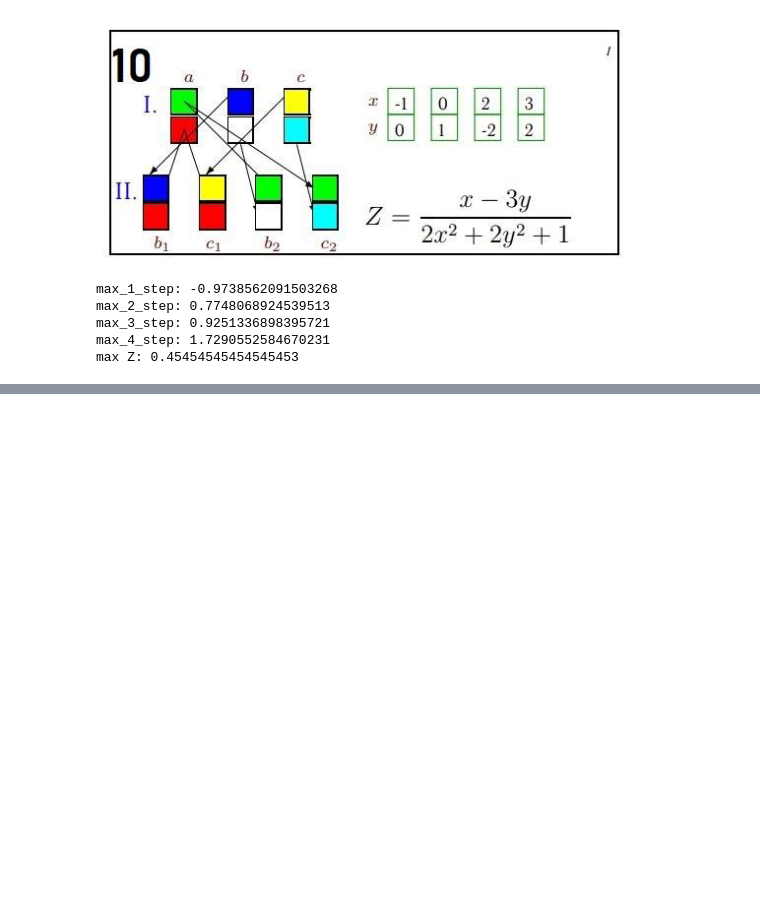
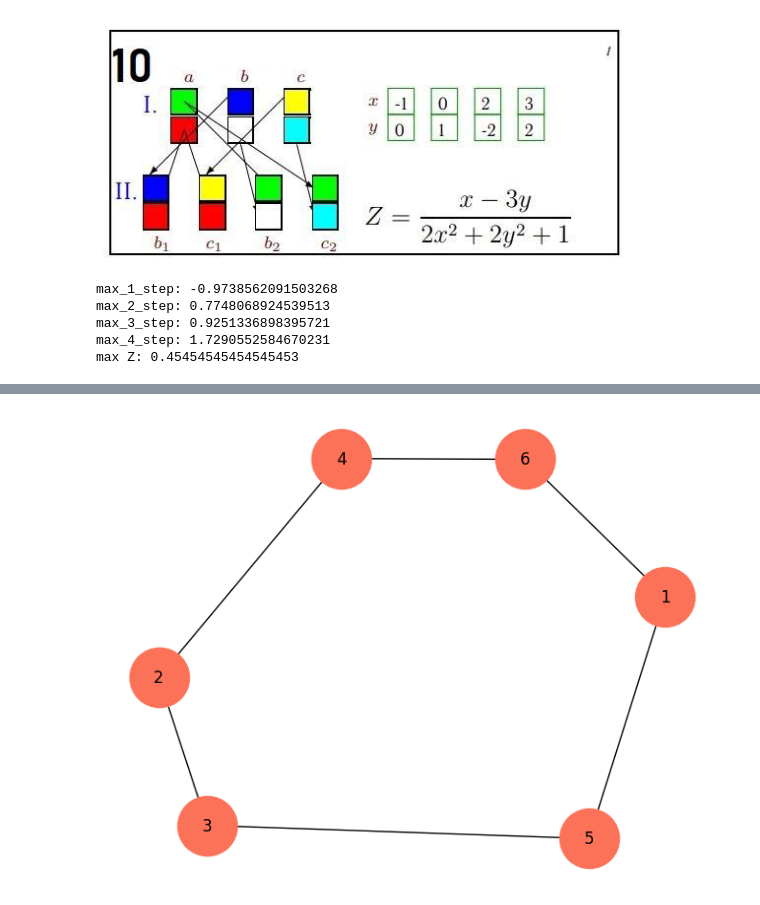
Before and after one commit to ZXCmitya/mirea, a Jupyter notebook: ai/kalinin_practice6.ipynb, the cells around one changed output, grey strips where cells are left out. Saved outputs shown, nothing was run; the diff lists cells and outputs as text; code cells hidden in the pictures; blank space fills up the shorter version.

```diff
--- a/ai/kalinin_practice6.ipynb
+++ b/ai/kalinin_practice6.ipynb
@@ -723,0 +723,97 @@ from math import e
+# %%
+import networkx as nx
+from math import e
+
+def probability(d, T):
+  return 100 * e ** (-d / T)
+
+def reduceT(T):
+  return 0.5 * T
+
+def edgeLength(i, j, distances, roundTrip = True):
+    if roundTrip:
+        return max([(item[2] if (item[0] == i and item[1] == j) or (item[1] == i and item[0] == j) else -1)
+                    for item in distances])
+    else:
+        return max([(item[2] if (item[0] == i and item[1] == j) else -1) for item in distances])
+
+def routeLength(route, distances):
+    return sum([edgeLength(route[i], route[i + 1], distances) for i in range(len(route) - 1)])
+
+def routeOneReplacement(arrV, Z, replacementByName = True):
+  decrement = 1 if replacementByName else 0
+
+  arrV[Z[0] - decrement], arrV[Z[1] - decrement] = arrV[Z[1] - decrement], arrV[Z[0] - decrement]
+  return arrV
+
+def routeReplacement(V, Z):
+  for z in Z:
+    V = routeOneReplacement(V, z)
+  return V
+
+# выбор нужного пути методом отжига
+def chooseRoute (distances, V, Z, T, P):
+  sumLength = routeLength (V, distances) # нахождение длины пути
+  arrSum = [sumLength] # массив сумм длин
+  # циклы методом отжига
+  for i in range(len(Z)):
+    newV = routeOneReplacement (V[:], Z[i]) # новый маршрут после перестановки
+    newS = routeLength (newV, distances) # длина нового маршрута
+    arrSum.append(newS)
+    deltaS = newS - sumLength # разница между длиной нового и старого маршрутов
+    # в случае, если разница между длинами больше 0, то вычисляется вероятность
+    if deltaS > 0:
+      p = probability(deltaS, T) # подсчёт вероятности
+      # если заданная вероятность попадает в интервал от 0 до р, то новый маршрут выбирается
+      if p > P[i]:
+        V = newV
+        sumLength = newS
+    else:
+      V = newV
+      sumLength = newS
+      T = reduceT (T) # вычисление температуры
+  return V, arrSum
+
+def drawRouteGraph(distances, bestRoute):
+    newDistances = []
+    # прохождение по вектору
+    for i in range(len(bestRoute) - 1):
+        for distance in distances:
+            if (distance[0] == bestRoute[i] and distance[1] == bestRoute[i + 1]) \
+            or (distance[1] == bestRoute[i] and distance[0] == bestRoute[i + 1]):
+                newDistances.append(distance)
+
+    graph = nx.Graph() # создание пустого графа
+
+    graph.add_weighted_edges_from(newDistances) # добавление весов рёбер
+    # отрисовка графа с заданными вершинами
+    nx.draw_kamada_kawai(graph, node_color = '#fb7258', node_size = 2000, with_labels = True)
+
+
+dist = [(1, 2, 26),
+        (2, 3, 42),
+        (1, 4, 44),
+        (1, 5, 31),
+        (1, 6, 24),
+        (2, 3, 20),
+        (2, 4, 34),
+        (2, 5, 40),
+        (2, 6, 15),
+        (3, 4, 23),
+        (3, 5, 43),
+        (3, 6, 20),
+        (4, 5, 27),
+        (4, 6, 22),
+        (5, 6, 26)]
+
+v = [1, 2, 3, 4, 5, 6, 1]
+z = [(3, 4), (4, 6), (5, 6), (2, 4)]
+p = [90, 45, 43, 31]
+t = 100
+
+bestRoute, arrLength = chooseRoute(dist, v, z, t, p)
+print(f'Лучший выбранный маршрут: {bestRoute}')
+print (f'Длина лучшего выбранного маршрута: {routeLength (bestRoute, dist)}')
+print(f'Длины всех рассмотренных маршрутов: {arrLength}')
+drawRouteGraph (dist, bestRoute)
+# %% [output]
@@ -723,0 +823 @@ from math import e
+[figure, added]
```
Also changed, not shown: parts of 19 cells of this notebook, 1 other file.
